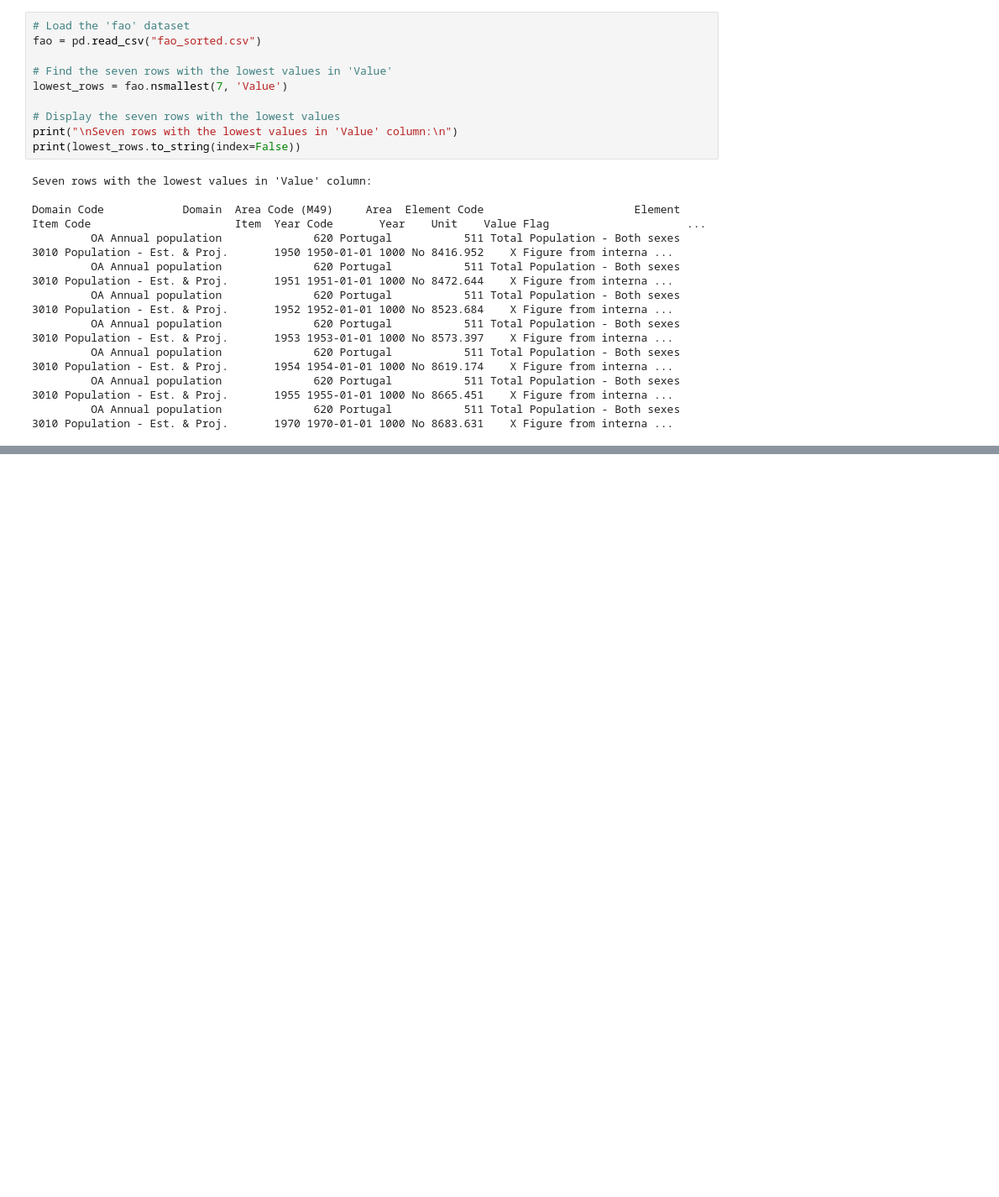
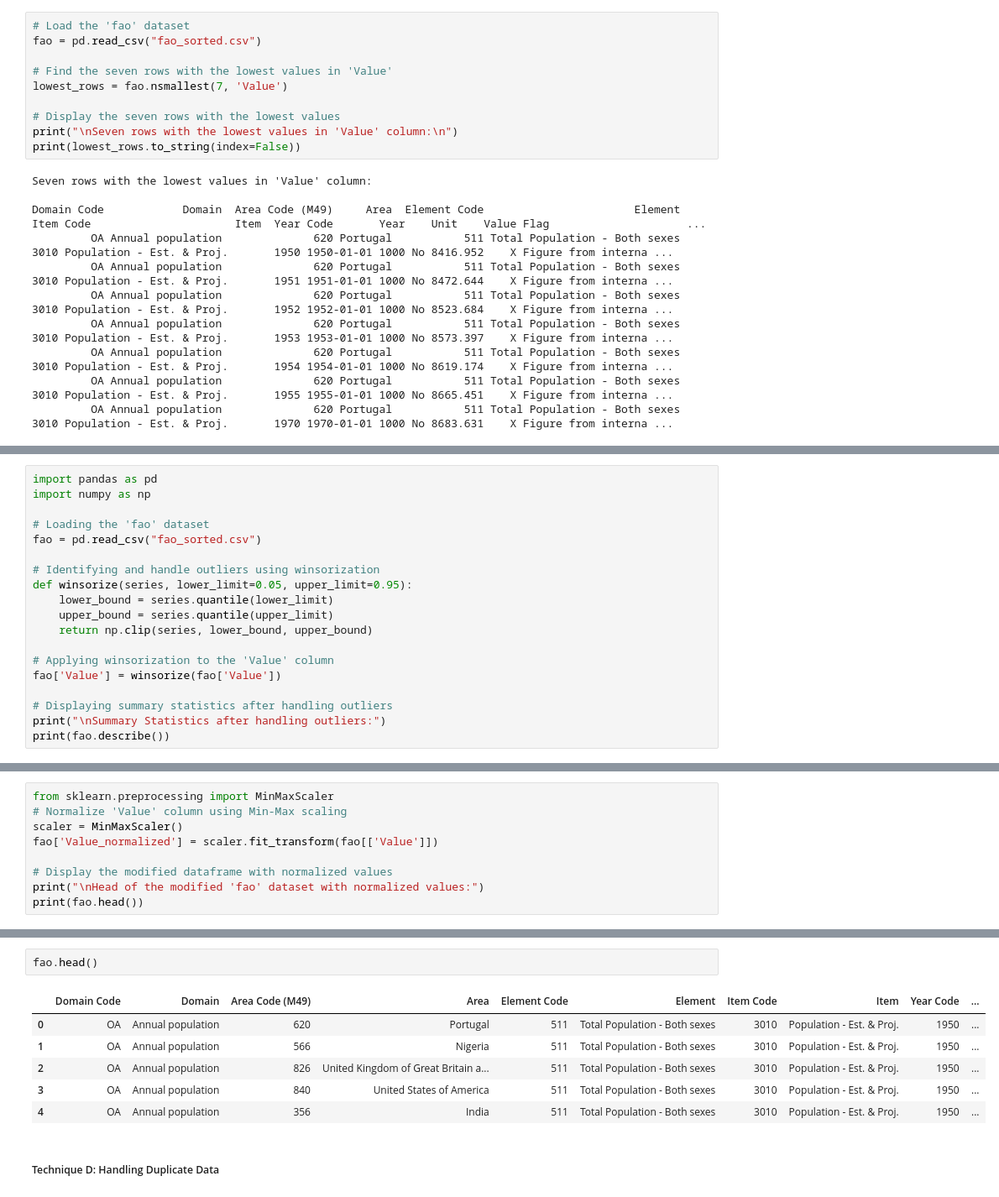
Before and after one commit to sentongo-web/Data-Visualization, a Jupyter notebook: Annual_Population.ipynb, the cells around one changed output, grey strips where cells are left out. Shown: that part at 84% size. Cells and saved outputs as stored; diff of their text form; blank space fills up the shorter version.

```diff
--- a/Annual_Population.ipynb
+++ b/Annual_Population.ipynb
@@ -182,0 +265,19 @@ United Kingdom of Great Britain and Northern Ireland 1950-01-01 Domain Code
+# %%
+import pandas as pd
+import numpy as np
+
+# Loading the 'fao' dataset
+fao = pd.read_csv("fao_sorted.csv")
+
+# Identifying and handle outliers using winsorization
+def winsorize(series, lower_limit=0.05, upper_limit=0.95):
+    lower_bound = series.quantile(lower_limit)
+    upper_bound = series.quantile(upper_limit)
+    return np.clip(series, lower_bound, upper_bound)
+
+# Applying winsorization to the 'Value' column
+fao['Value'] = winsorize(fao['Value'])
+
+# Displaying summary statistics after handling outliers
+print("\nSummary Statistics after handling outliers:")
+print(fao.describe())
@@ -182,0 +307,9 @@ United Kingdom of Great Britain and Northern Ireland 1950-01-01 Domain Code
+# %%
+from sklearn.preprocessing import MinMaxScaler
+# Normalize 'Value' column using Min-Max scaling
+scaler = MinMaxScaler()
+fao['Value_normalized'] = scaler.fit_transform(fao[['Value']])
+
+# Display the modified dataframe with normalized values
+print("\nHead of the modified 'fao' dataset with normalized values:")
+print(fao.head())
@@ -182,0 +334,11 @@ United Kingdom of Great Britain and Northern Ireland 1950-01-01 Domain Code
+# %%
+fao.head()
+# %% [output]
+|  | Domain Code | Domain | Area Code (M49) | Area | Element Code | Element | Item Code | Item | Year Code | ... |
+| 0 | OA | Annual population | 620 | Portugal | 511 | Total Population - Both sexes | 3010 | Population - Est. & Proj. | 1950 | ... |
+| 1 | OA | Annual population | 566 | Nigeria | 511 | Total Population - Both sexes | 3010 | Population - Est. & Proj. | 1950 | ... |
+| 2 | OA | Annual population | 826 | United Kingdom of Great Britain a... | 511 | Total Population - Both sexes | 3010 | Population - Est. & Proj. | 1950 | ... |
+| 3 | OA | Annual population | 840 | United States of America | 511 | Total Population - Both sexes | 3010 | Population - Est. & Proj. | 1950 | ... |
+| 4 | OA | Annual population | 356 | India | 511 | Total Population - Both sexes | 3010 | Population - Est. & Proj. | 1950 | ... |
+# %% [markdown]
+##### Technique D: Handling Duplicate Data
```
Also changed, not shown: parts of 28 cells of this notebook.
